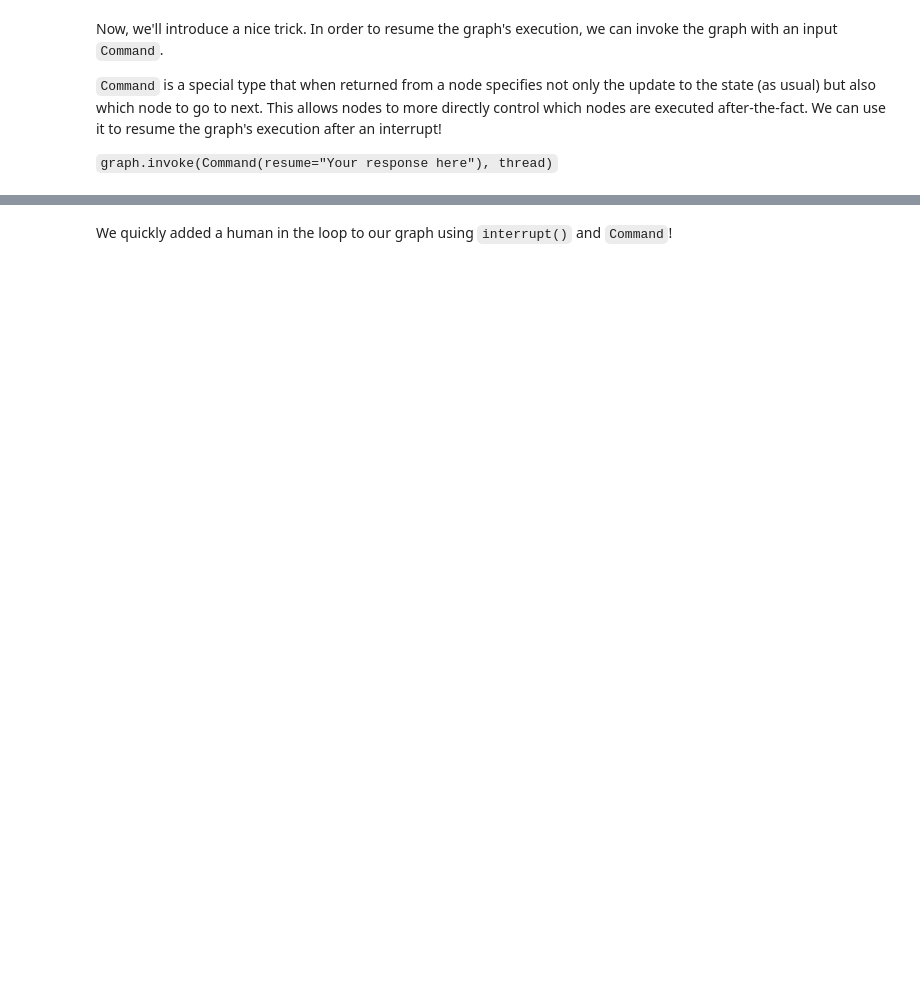
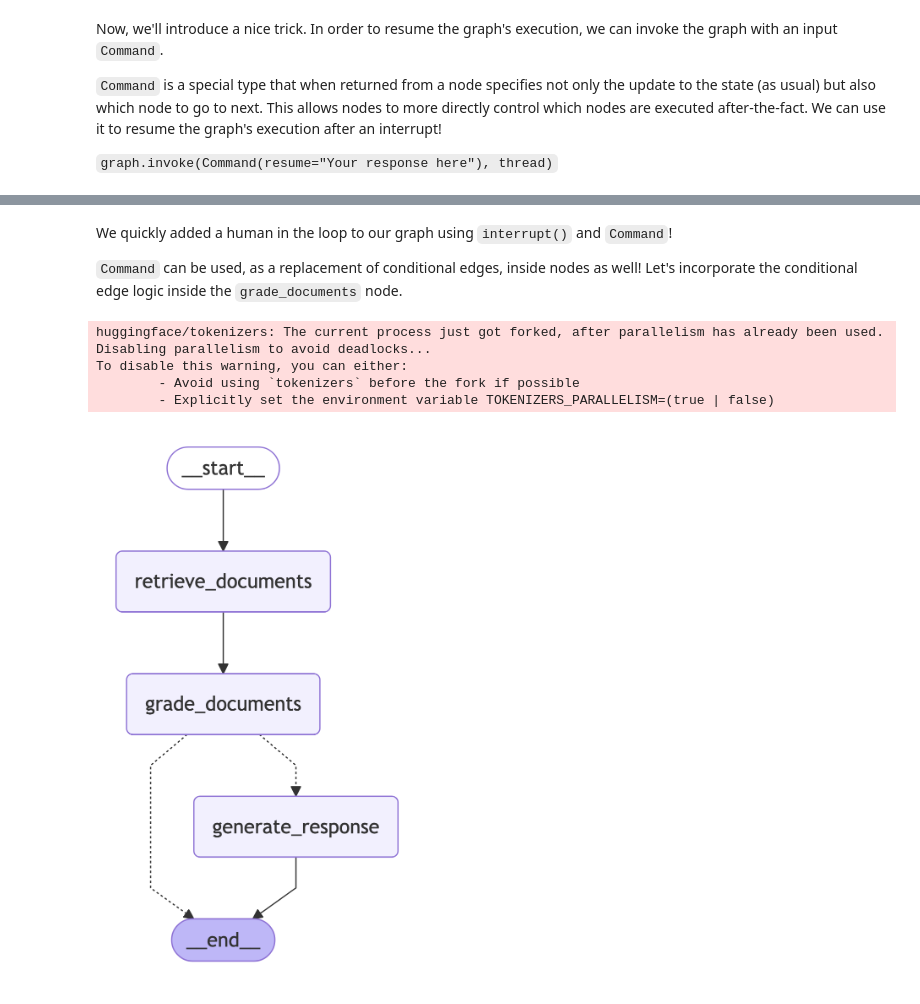
Before and after one commit to mongodb-developer/genai-devday-notebooks-langchain, a Jupyter notebook: notebooks/langgraph_basics.ipynb, the cells around one changed output, grey strips where cells are left out. Saved outputs shown, nothing was run; the diff lists cells and outputs as text; code cells hidden in the pictures; blank space fills up the shorter version.

```diff
--- a/notebooks/langgraph_basics.ipynb
+++ b/notebooks/langgraph_basics.ipynb
@@ -878,7 +720,7 @@ for m in response["messages"]:
 Let's ask a follow-up with the same thread_id!
 # %%
 config = {"configurable": {"thread_id": thread_id}}
-question = "Can I use OSS models for that?"
+question = "What data format do you support?"
 response = graph.invoke({"question": question}, config)
 for m in response["messages"]:
     m.pretty_print()
@@ -916,7 +774,7 @@ Note: In this RAG example, it may not be practical in production to actually int
 # %%
 from langgraph.types import interrupt, Command
 
-def generate_response(state: GraphState):
+def generate_response(state: State):
     # We interrupt the graph, and ask the user for some additional context
     additional_context = interrupt("Do you have anything else to add that you think is relevant?")
     print("---GENERATE RESPONSE---")
@@ -924,22 +782,19 @@ def generate_response(state: GraphState):
     documents = state["documents"]
     # For simplicity, we'll just append the additional context to the conversation history
     conversation = get_buffer_string(state["messages"]) + additional_context
-    attempted_generations = state.get("attempted_generations", 0)
     formatted_docs = "\n\n".join(doc.page_content for doc in documents)
 
     rag_prompt_formatted = RAG_PROMPT_WITH_CHAT_HISTORY.format(context=formatted_docs, conversation=conversation, question=question)
     generation = llm.invoke([HumanMessage(content=rag_prompt_formatted)])
     return {
-        "generation": generation,
-        "attempted_generations": attempted_generations + 1
+        "messages": [HumanMessage(content=question), generation],
     }
 # %%
 # Define our graph
-graph_builder = StateGraph(GraphState, input=InputState, output=OutputState)
+graph_builder = StateGraph(State)
 graph_builder.add_node("retrieve_documents", retrieve_documents)
 graph_builder.add_node("generate_response", generate_response)
 graph_builder.add_node("grade_documents", grade_documents)
-graph_builder.add_node("configure_memory", configure_memory)    # New node for configuring memory
 
 graph_builder.add_edge(START, "retrieve_documents")
 graph_builder.add_edge("retrieve_documents", "grade_documents")
@@ -950,20 +805,10 @@ graph_builder.add_conditional_edges(
         "some relevant": "generate_response",
         "none relevant": END
     })
-graph_builder.add_conditional_edges(
-    "generate_response",
-    grade_hallucinations,
-    {
-        "supported": "configure_memory",
-        "not supported": "generate_response"
-    })
-graph_builder.add_edge("configure_memory", END)
 
-from langgraph.checkpoint.memory import MemorySaver
-memory = MemorySaver()
 
-graph = graph_builder.compile(checkpointer=memory)
-visualize_graph(graph)
+graph = graph_builder.compile(checkpointer=mongodb_saver)
+# visualize_graph(graph)
 # %%
 thread_id_3 = str(uuid.uuid4())
 config = {"configurable": {"thread_id": thread_id_3}}
@@ -987,2 +856,5 @@ graph.invoke(Command(resume="I am building an airline booking agent"), config)
 # %% [markdown]
 We quickly added a human in the loop to our graph using `interrupt()` and `Command`!
+
+`Command` can be used, as a replacement of conditional edges, inside nodes as well!
+Let's incorporate the conditional edge logic inside the `grade_documents` node.
@@ -988,0 +900,22 @@ We quickly added a human in the loop to our graph using `interrupt()` and `Comma
+# %%
+# Define our graph
+graph_builder = StateGraph(State)
+graph_builder.add_node("retrieve_documents", retrieve_documents)
+graph_builder.add_node("generate_response", generate_response)
+graph_builder.add_node("grade_documents", grade_documents)
+
+graph_builder.add_edge(START, "retrieve_documents")
+graph_builder.add_edge("retrieve_documents", "grade_documents")
+# We removed the conditional edge
+
+
+graph = graph_builder.compile(
+    name="mongodb_rag_pipeline",
+    checkpointer=mongodb_saver)
+visualize_graph(graph)
+# %% [output]
+huggingface/tokenizers: The current process just got forked, after parallelism has already been used. Disabling parallelism to avoid deadlocks...
+To disable this warning, you can either:
+        - Avoid using `tokenizers` before the fork if possible
+        - Explicitly set the environment variable TOKENIZERS_PARALLELISM=(true | false)
+[figure, added]
```
Also changed, not shown: parts of 93 cells of this notebook, 13 other files.
